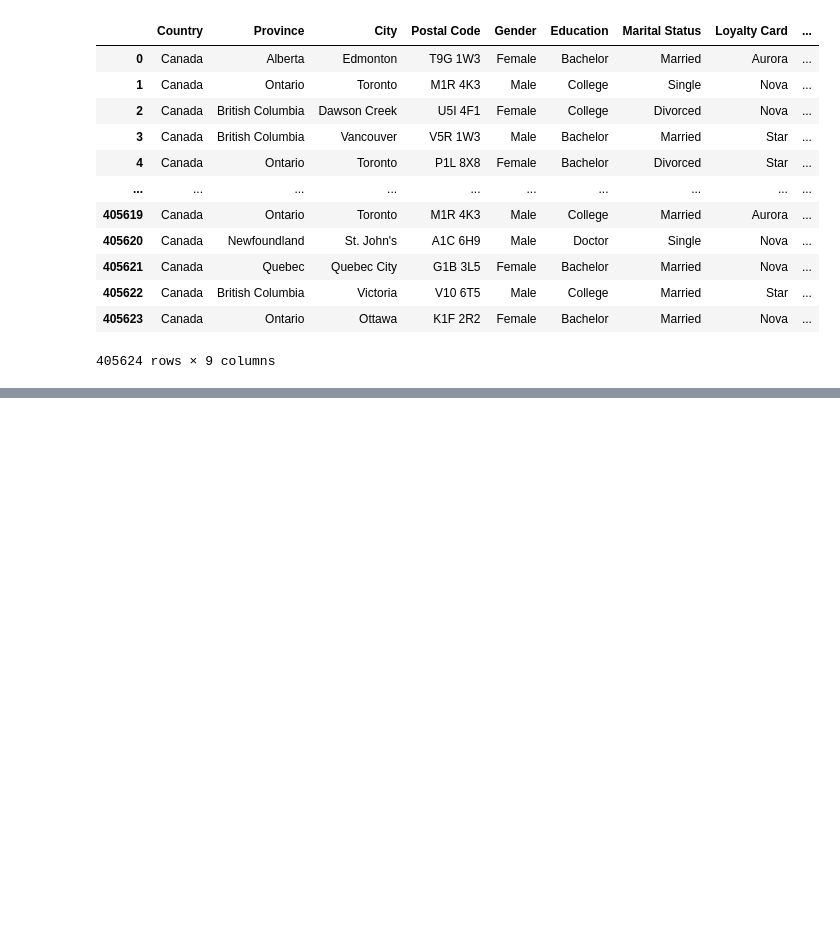
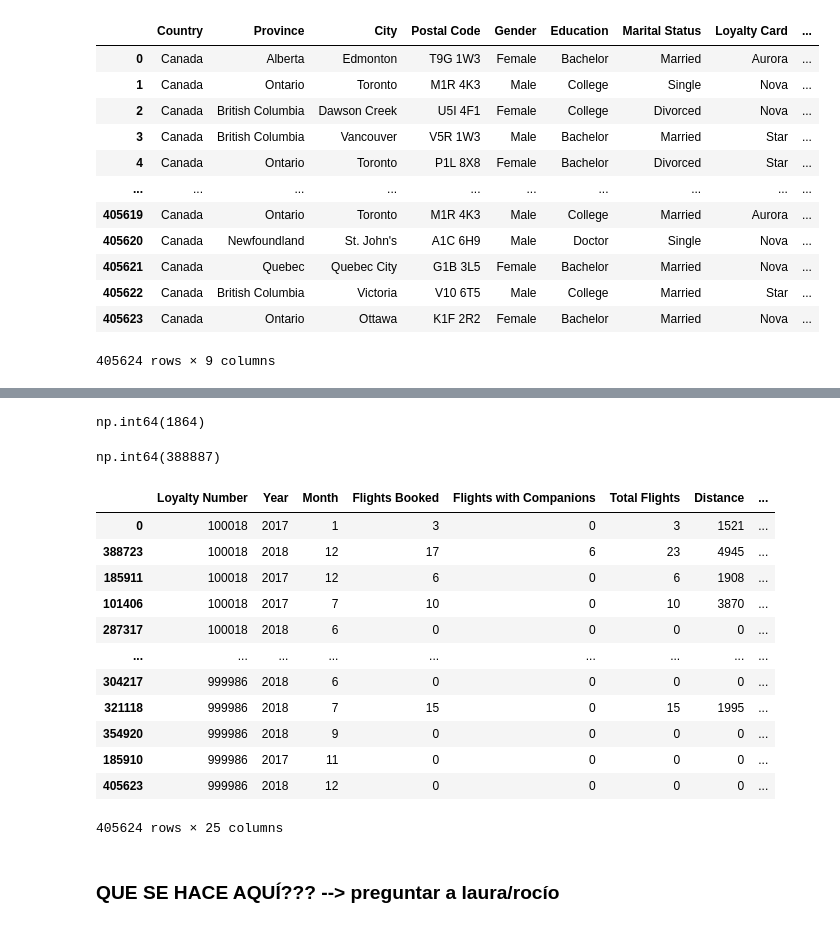
Before and after one commit to Adalab/bda-modulo-3-evaluacion-final-janarm93, a Jupyter notebook: Ejercicio_Jana.ipynb, the cells around one changed output, grey strips where cells are left out. Cells and saved outputs as stored; diff of their text form; code cells hidden in the pictures; blank space fills up the shorter version.

```diff
--- a/Ejercicio_Jana.ipynb
+++ b/Ejercicio_Jana.ipynb
@@ -260,0 +275,32 @@ df_clients.describe(include = 'object').T
+# %%
+# Valores duplicados:
+
+df_clients.duplicated().sum()
+# %% [output]
+np.int64(1864)
+# %%
+# Al ver que hay muchos duplicados, interesa ver si hay 'Loyalty Number' repetidos, que correspondería a la misma persona:
+
+df_clients.duplicated('Loyalty Number').sum()
+# %% [output]
+np.int64(388887)
+# %%
+# Se muestran los 'Loyalty Number' en orden para ver los datos:
+
+df_clients[df_clients.duplicated(["Loyalty Number"], keep=False)].sort_values(by="Loyalty Number")
+# %% [output]
+|  | Loyalty Number | Year | Month | Flights Booked | Flights with Companions | Total Flights | Distance | ... |
+| 0 | 100018 | 2017 | 1 | 3 | 0 | 3 | 1521 | ... |
+| 388723 | 100018 | 2018 | 12 | 17 | 6 | 23 | 4945 | ... |
+| 185911 | 100018 | 2017 | 12 | 6 | 0 | 6 | 1908 | ... |
+| 101406 | 100018 | 2017 | 7 | 10 | 0 | 10 | 3870 | ... |
+| 287317 | 100018 | 2018 | 6 | 0 | 0 | 0 | 0 | ... |
+| ... | ... | ... | ... | ... | ... | ... | ... | ... |
+| 304217 | 999986 | 2018 | 6 | 0 | 0 | 0 | 0 | ... |
+| 321118 | 999986 | 2018 | 7 | 15 | 0 | 15 | 1995 | ... |
+| 354920 | 999986 | 2018 | 9 | 0 | 0 | 0 | 0 | ... |
+| 185910 | 999986 | 2017 | 11 | 0 | 0 | 0 | 0 | ... |
+| 405623 | 999986 | 2018 | 12 | 0 | 0 | 0 | 0 | ... |
+405624 rows × 25 columns
+# %% [markdown]
+### QUE SE HACE AQUÍ??? --> preguntar a laura/rocío
```
Also changed, not shown: parts of 32 cells of this notebook.
